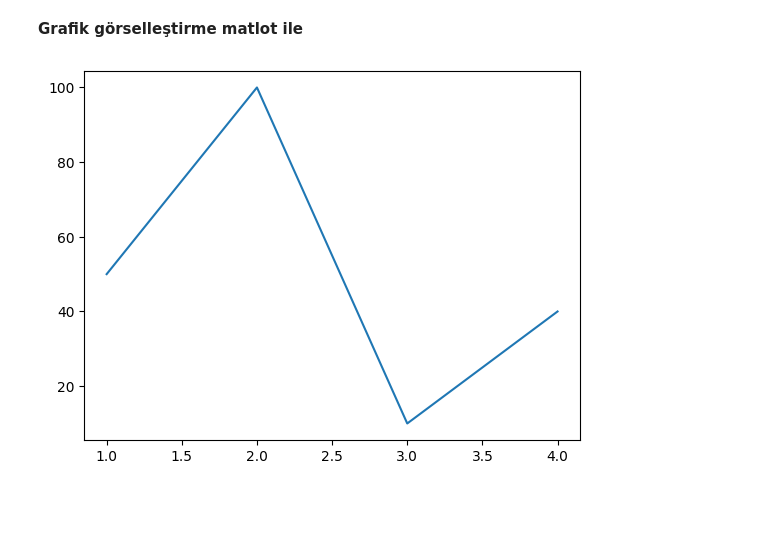
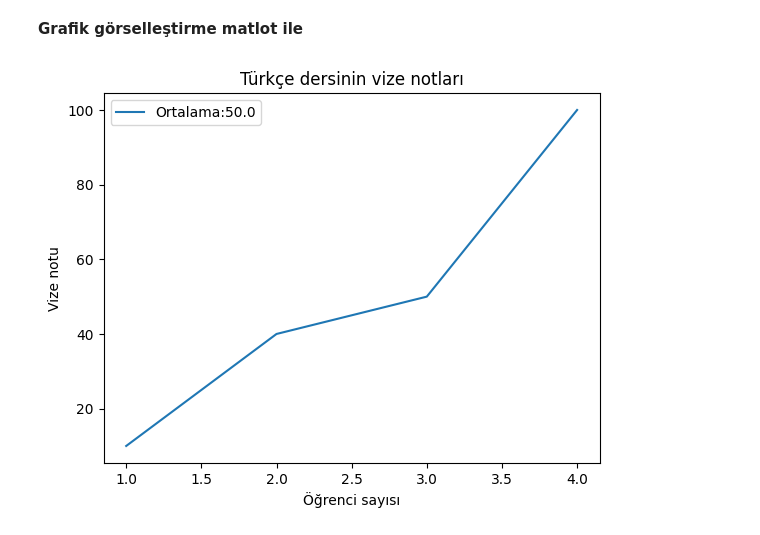
Before and after one commit to ilkertrker/student_education_systems, a Jupyter notebook: student_education_system.ipynb, the cells around one changed output. Drawn from its saved outputs; the diff is of its cells as text; code cells hidden in the pictures; blank space fills up the shorter version.

```diff
--- a/student_education_system.ipynb
+++ b/student_education_system.ipynb
@@ -46,33 +46,43 @@ import sqlite3 as sql
 import matplotlib.pyplot as plt
 import numpy as np
 
 baglanti=sql.connect("veritabani.db")
 tara= baglanti.cursor()
 
 def verileri_listele():
   listele="SELECT * From ogrenciler"
   tara.execute(listele)
   sonuc=tara.fetchall()
   for i in sonuc:
     print(i)
 
 
   listele="SELECT * From dersler"
   tara.execute(listele)
   sonuc=tara.fetchall()
   for i in sonuc:
     print(i)
 
 tara.execute("SELECT id,ders,vize From dersler Where ders='türkçe'")
 sonuc=tara.fetchall()
 x=np.array([])
 y=np.array([])
+ders_adi=""
 for i in sonuc:
   x=np.append(x,[i[0]])
   y=np.append(y,[i[2]])
+  ders_adi=i[1]
+ders_adi=ders_adi.capitalize()
+y=np.sort(y)
+ort=np.mean(y)
+
 #grafiği çıkartmak için komutlar
-fig,grafik=plt.subplots()
-grafik.plot(x,y)
+fig,grafik=plt.subplots(1,2(figsize=8,6))
+grafik.plot(x,y,label="Ortalama:"+str(ort))
+grafik.set_xlabel("Öğrenci sayısı")
+grafik.set_ylabel("Vize notu")
+grafik.set_title(ders_adi+" dersinin vize notları")
+grafik.legend()
 plt.show()
 # %% [output]
-[figure, old version]
+[figure, new version]
```
Also changed, not shown: parts of 4 cells of this notebook.
